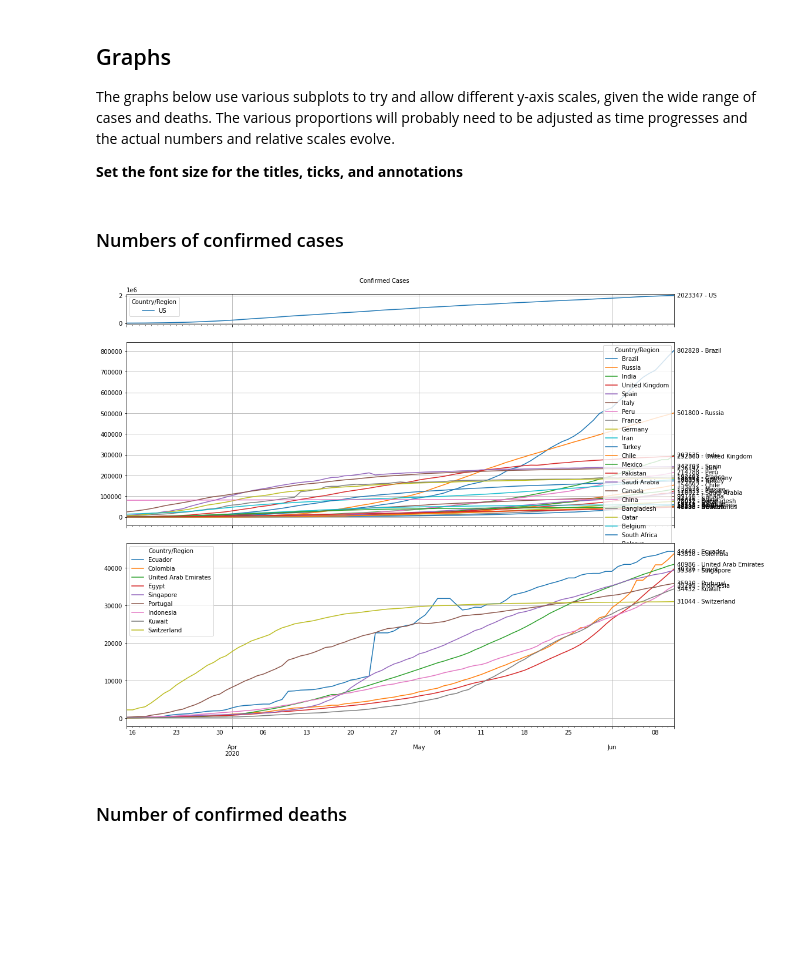
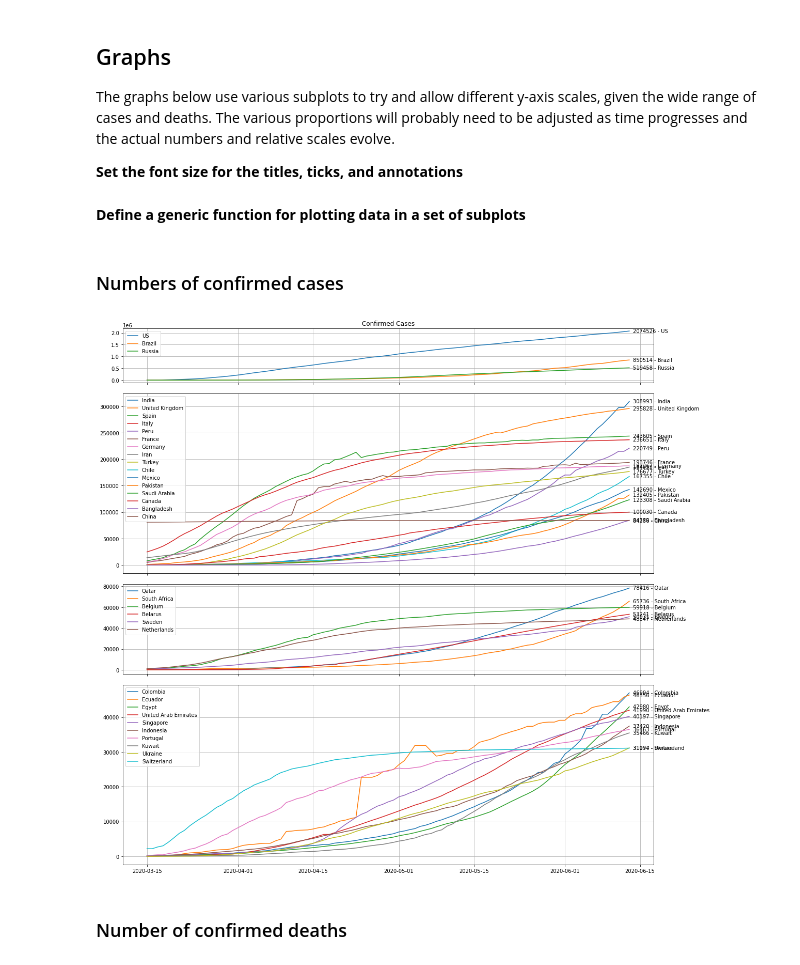
Before and after one commit to willharris/coronastats, a Jupyter notebook: coronastats.ipynb, the cells around one changed output. Saved outputs shown, nothing was run; the diff lists cells and outputs as text; code cells hidden in the pictures; blank space fills up the shorter version.

Commit message:
Use generic splits for messy graphs.

```diff
--- a/coronastats.ipynb
+++ b/coronastats.ipynb
@@ -58,36 +58,47 @@ The graphs below use various subplots to try and allow different y-axis scales,
 **Set the font size for the titles, ticks, and annotations**
 # %%
 fontsize = 10
+# %% [markdown]
+**Define a generic function for plotting data in a set of subplots**
+# %%
+def plot_data(data, splits, ratios, title, decimals=0):
+    fig, axes = plt.subplots(len(splits), 1, figsize=(15, 15), sharex=True, gridspec_kw={"height_ratios": ratios})
+    fig.tight_layout()
+
+    axes[0].set(title=title)
+
+    start = 0
+    for idx in range(len(splits)):
+        splitcount = splits[idx]
+        end = start + splitcount if splitcount else None
+        ax = axes[idx]
+        ax.grid()
+        plotdata = data.iloc[:, start:end]
+        labels = list(data.columns[start:end])
+        ax.plot(plotdata)
+        ax.legend([f"{x}" for x in labels], loc="upper left")
+
+        last_data = plotdata.iloc[[-1]]
+        for key, vals in last_data.items():
+            label = f"%.{decimals}f - %s"
+            ax.annotate(label % (vals.values[0], key), (vals.index, vals.values[0]), xytext=(7, -3), textcoords="offset points", fontsize=fontsize)
+
+        start = end
 # %% [markdown]
 ### Numbers of confirmed cases
-# %%
-cases_trim = cases_interest.T.iloc[3:, :]
-
-if num_days:
-    cases_trim = cases_trim.iloc[-num_days:, :]
-
-cases_trim.index = pd.to_datetime(cases_trim.index)
-
-fig, axes = plt.subplots(3, 1, sharex=True, gridspec_kw={"height_ratios": [1, 6, 6]})
-fig.tight_layout(h_pad=0)
-fig.suptitle("Confirmed Cases", fontsize=fontsize)
-cases_plotUS = cases_trim.iloc[:, :1].plot(figsize=(15, 12), grid=True, ax=axes[0], fontsize=fontsize)
-cases_plotBIG = cases_trim.iloc[:, 1:-9].plot(grid=True, ax=axes[1], fontsize=fontsize)
-cases_plotROW = cases_trim.iloc[:, -9:].plot(grid=True, ax=axes[2], fontsize=fontsize)
-
-count = 0
-last_row = cases_trim.iloc[-1:, :]
-elems = len(last_row.columns)
-for k, v in last_row.items():
-    if count < 1:
-        plot = cases_plotUS
-    elif count < elems - 9:
-        plot = cases_plotBIG
-    else:
-        plot = cases_plotROW
-    plot.annotate("%d - %s" % (v[0], v.name), (last_row.index[0], v[0]), xytext=(5, -3), textcoords="offset points", fontsize=fontsize)
-    count += 1
-# %% [output]
-[figure, removed]
+# %%
+cases_trim = cases_interest.T.iloc[3:, :]
+
+if num_days:
+    cases_trim = cases_trim.iloc[-num_days:, :]
+
+cases_trim.index = pd.to_datetime(cases_trim.index)
+
+splits = [3, 16, 6, None]
+ratios = [3, 10, 5, 10]
+
+plot_data(cases_trim, splits, ratios, "Confirmed Cases")
+# %% [output]
+[figure, added]
 # %% [markdown]
 ### Number of confirmed deaths
```
Also changed, not shown: parts of 11 cells of this notebook.
